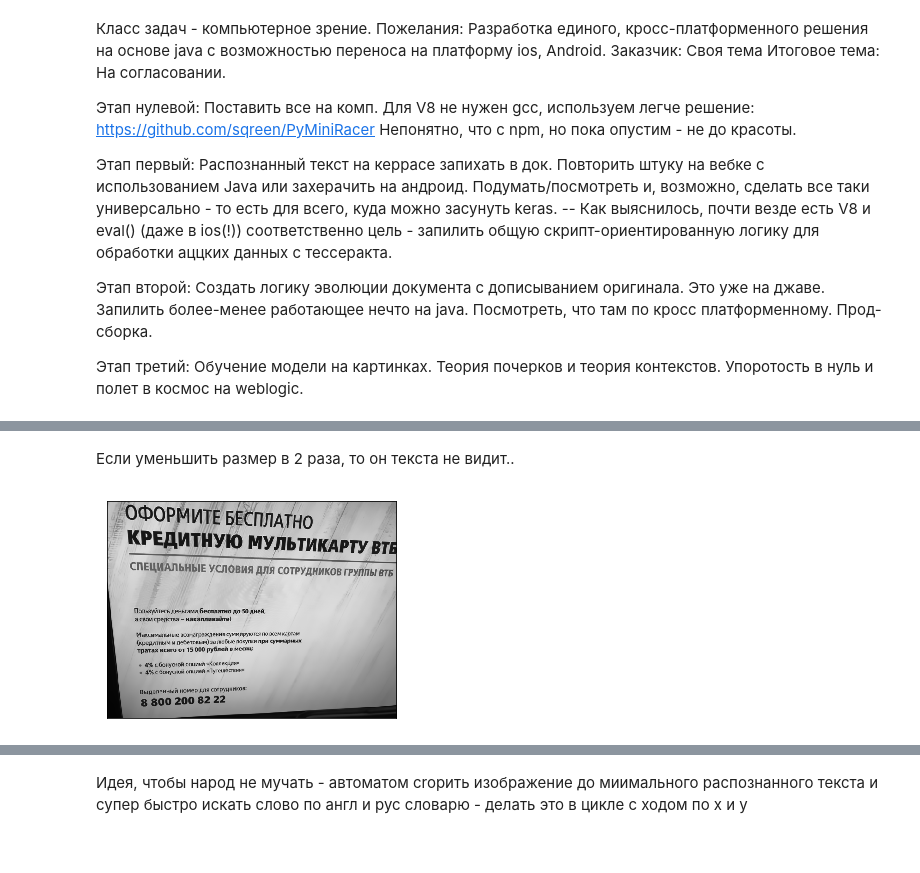
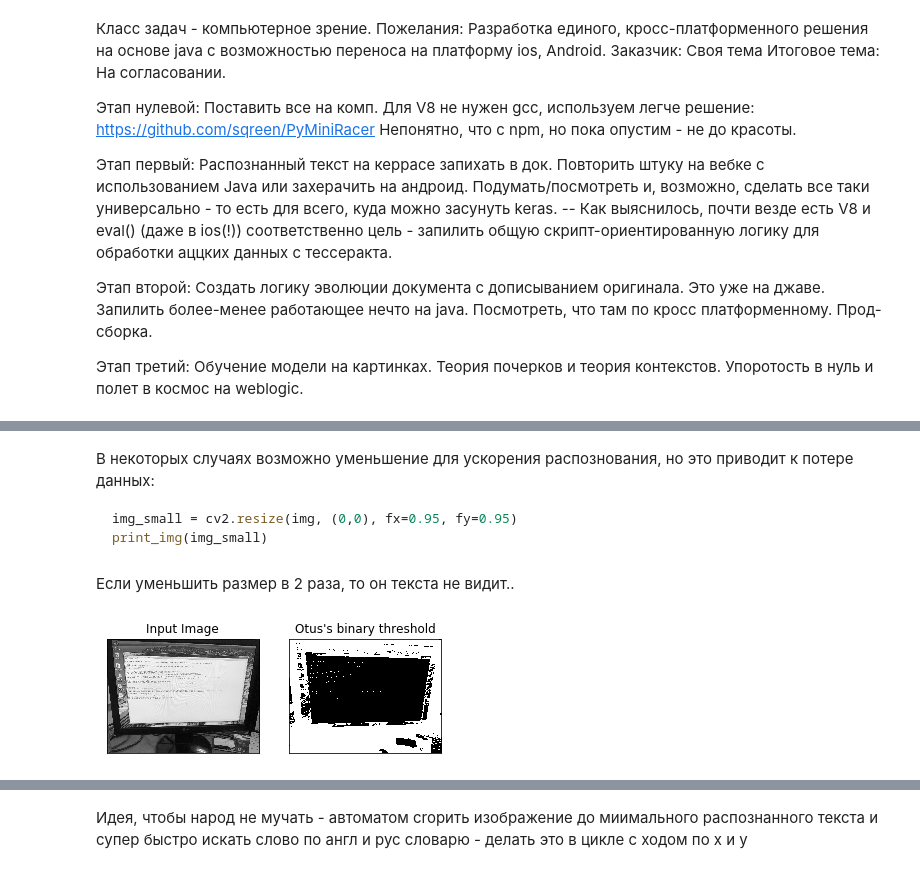
Before and after one commit to Romakin/Homeworks, a Jupyter notebook: Diploma.ipynb, the cells around one changed output, grey strips where cells are left out. Cells and saved outputs as stored; diff of their text form; code cells hidden in the pictures.

````diff
--- a/Diploma.ipynb
+++ b/Diploma.ipynb
@@ -80,7 +118,24 @@ print_img(img_small)
+# %% [markdown]
+В некоторых случаях возможно уменьшение для ускорения распознования, но это приводит к потере данных:
+```py
+img_small = cv2.resize(img, (0,0), fx=0.95, fy=0.95)
+print_img(img_small)
+```
 # %% [markdown]
 Если уменьшить размер в 2 раза, то он текста не видит..
-# %%
-img_demoise = cv2.fastNlMeansDenoising(img_small,None,10,7,21)
-print_img(img_demoise)
-# %% [output]
-[figure, removed]
+# %%
+# img = cv2.imread('0.jpg')
+b,g,r = cv2.split(img)
+rgb_img = cv2.merge([r,g,b])
+
+gray = cv2.cvtColor(img,cv2.COLOR_BGR2GRAY)
+# ниже переводиться картинка в треш и угар - попробовать
+ret, thresh = cv2.threshold(gray,127,255,cv2.THRESH_BINARY_INV+cv2.THRESH_OTSU)
+
+plt.subplot(121),plt.imshow(rgb_img)
+plt.title('Input Image'), plt.xticks([]), plt.yticks([])
+plt.subplot(122),plt.imshow(thresh, 'gray')
+plt.title("Otus's binary threshold"), plt.xticks([]), plt.yticks([])
+plt.show()
+# %% [output]
+[figure, added]
````
Also changed, not shown: parts of 24 cells of this notebook, 3 other files.
